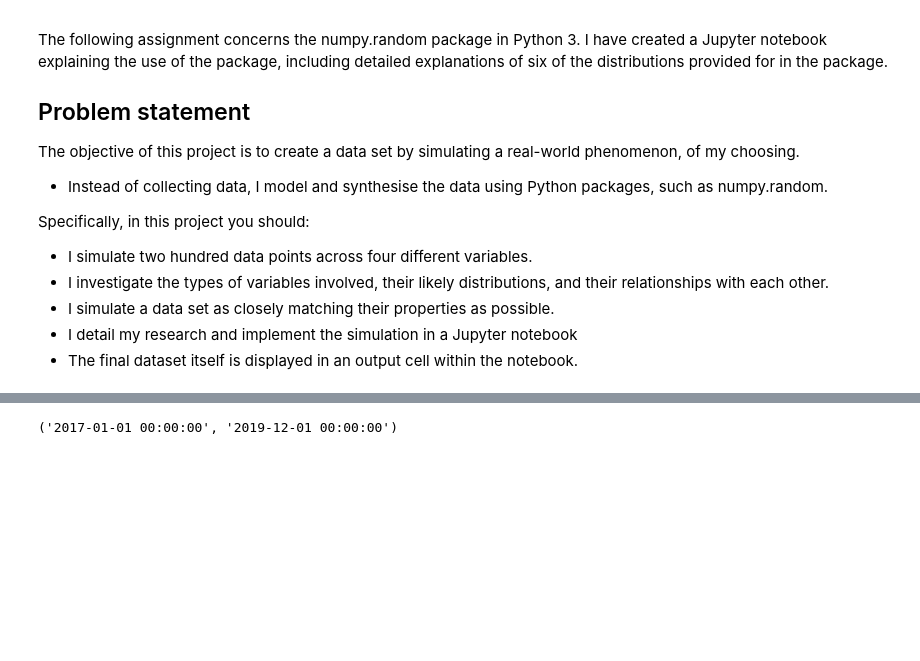
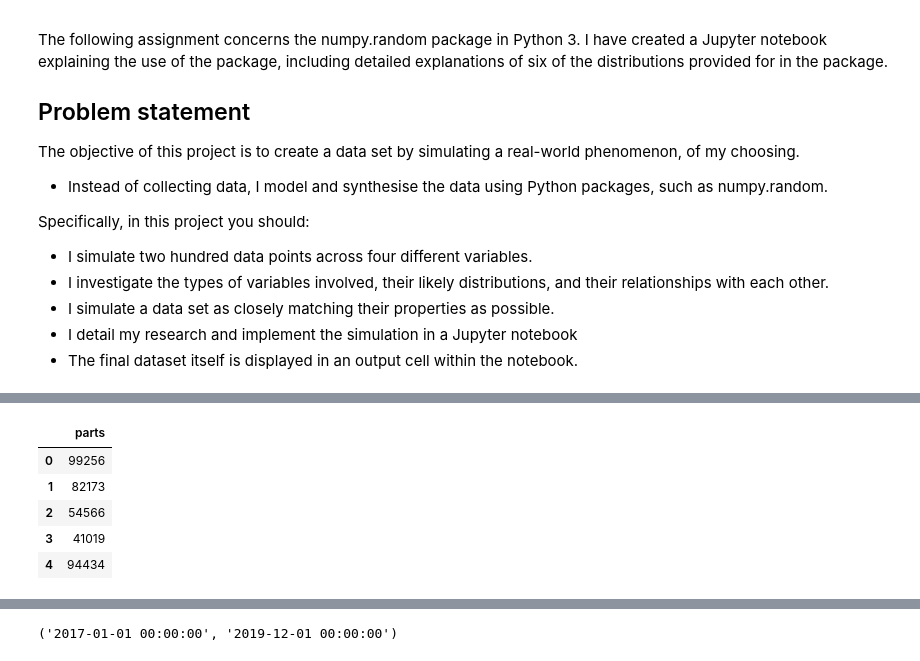
Before and after one commit to pcaulfie/ProgDA-Project, a Jupyter notebook: Install Base Dataset.ipynb, the cells around one changed output, grey strips where cells are left out. Drawn from its saved outputs; the diff is of its cells as text; code cells hidden in the pictures; blank space fills up the shorter version.

```diff
--- a/Install Base Dataset.ipynb
+++ b/Install Base Dataset.ipynb
@@ -64,0 +84,20 @@ start_month = '2017-01-01'
+# %%
+# Use NumPy Random Randint Function to generate 200 random part numbers
+
+# 5 Digit Part Numbers with ID # in range of 10000 to 99999
+low, high, size = (10000 , 99999 , 200) # Define parameters for numpy.random.randint() function
+
+np.random.seed(2) # use random seed generator
+
+# Create a Pandas Dataframe - # solution adapted from https://stackoverflow.com/a/23671779
+# Create 2D array of 200 sets of 5 numbers
+parts = pd.DataFrame(np.random.randint(low, high, size), columns=['parts'])
+# Display first 5 rows
+parts.head()
+# %% [output]
+|  | parts |
+| 0 | 99256 |
+| 1 | 82173 |
+| 2 | 54566 |
+| 3 | 41019 |
+| 4 | 94434 |
```
Also changed, not shown: parts of 18 cells of this notebook, 1 other file.
